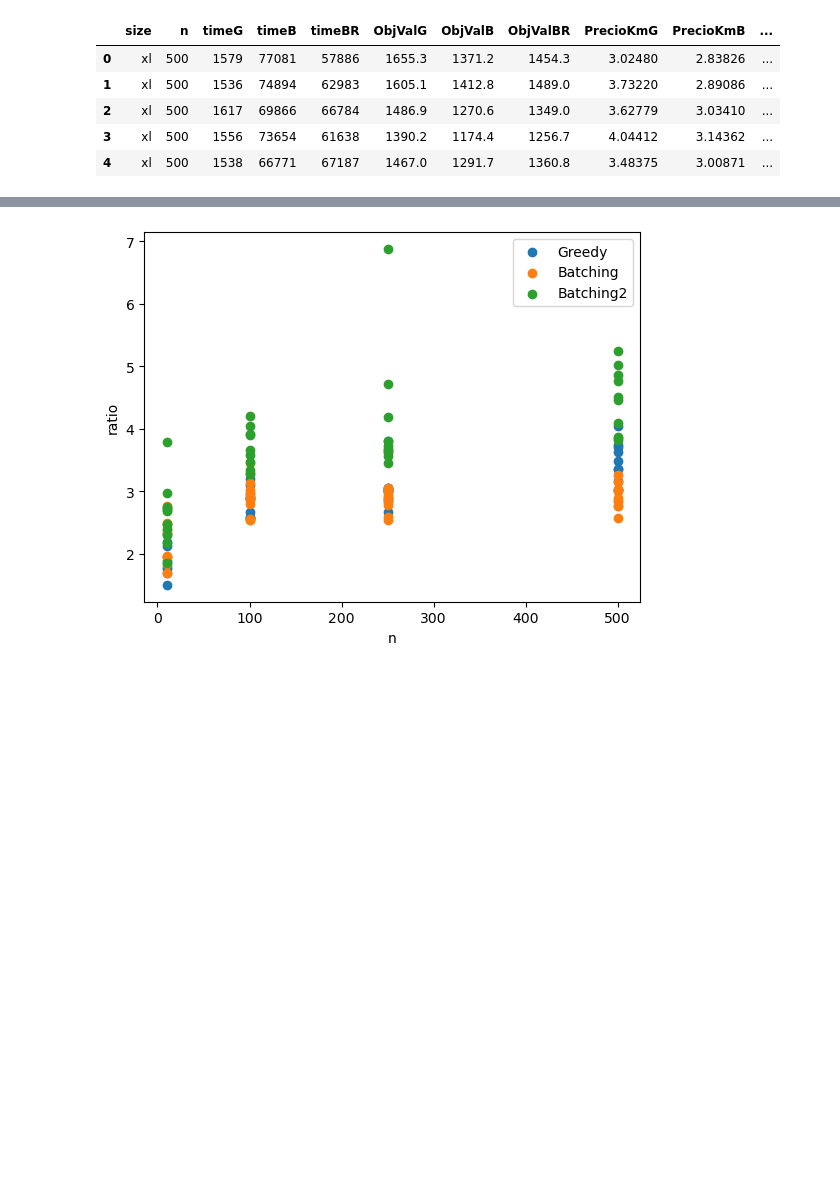
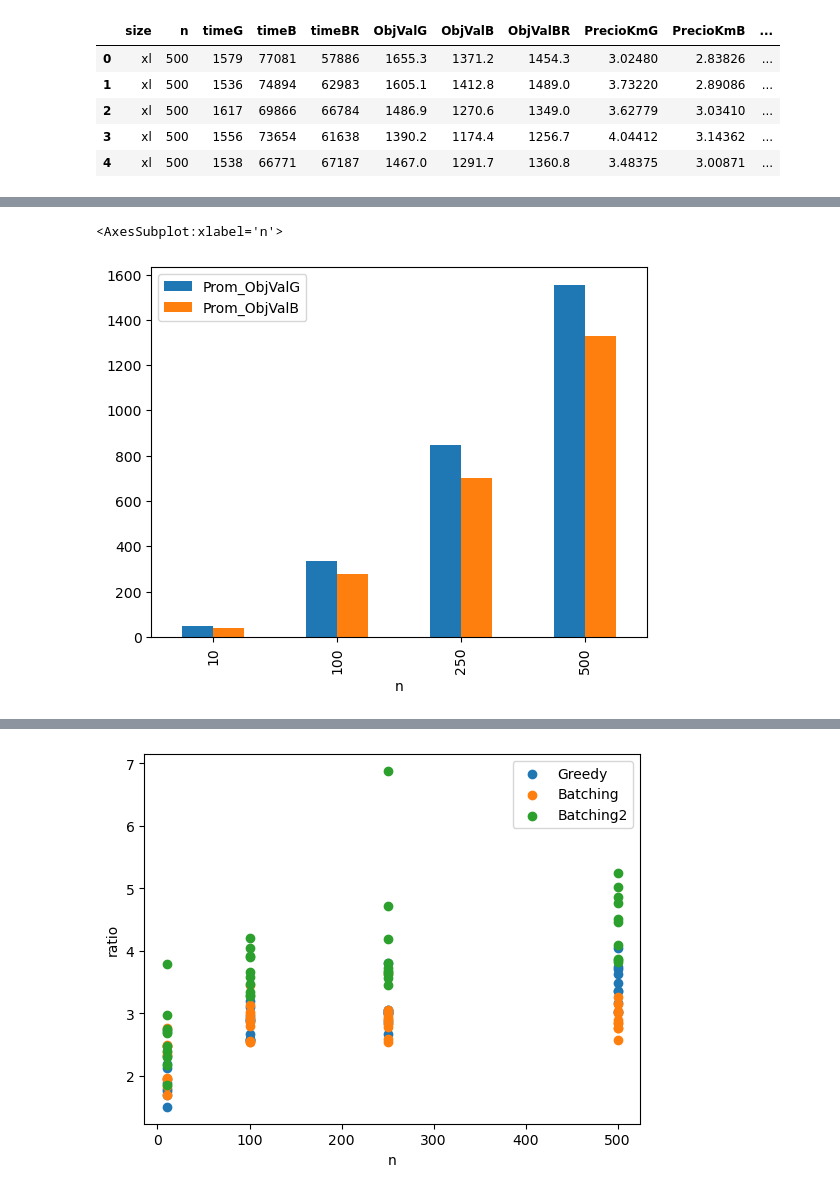
Before and after one commit to T1Pyscientist/TP1_TD5, a Jupyter notebook: data_proc.ipynb, the cells around one changed output, grey strips where cells are left out. Drawn from its saved outputs; the diff is of its cells as text; code cells hidden in the pictures; blank space fills up the shorter version.

Commit message:
graficos nuevos

```diff
--- a/data_proc.ipynb
+++ b/data_proc.ipynb
@@ -21,3 +21,40 @@ df.head()
 | 2 | xl | 500 | 1617 | 69866 | 66784 | 1486.9 | 1270.6 | 1349.0 | 3.62779 | 3.03410 | ... |
 | 3 | xl | 500 | 1556 | 73654 | 61638 | 1390.2 | 1174.4 | 1256.7 | 4.04412 | 3.14362 | ... |
 | 4 | xl | 500 | 1538 | 66771 | 67187 | 1467.0 | 1291.7 | 1360.8 | 3.48375 | 3.00871 | ... |
+# %%
+#armos csv nuevo llamado tiempos_promedio que tenga únicamente los N, los TIEMPOS DE EJECUCIÓN PROMEDIO y las FFUNCIONES OBJETIVO PROMEDIO para cada estrategia
+
+promediosG = []
+promedios_timeG = []
+sizes = [10, 100, 250, 500]
+for i in range(4):
+    promediosG.append(sum(df[df['n'] == sizes[i]]['ObjValG'])/10)
+    promedios_timeG.append(sum(df[df['n'] == sizes[i]]['timeG'])/10)
+
+promediosB = []
+promedios_timeB = []
+for i in range(4):
+    promediosB.append(sum(df[df['n'] == sizes[i]]['ObjValB'])/10)
+    promedios_timeB.append(sum(df[df['n'] == sizes[i]]['timeB'])/10)
+
+promediosBR = []
+promedios_timeBR = []
+for i in range(4):
+    promediosBR.append(sum(df[df['n'] == sizes[i]]['ObjValBR'])/10)
+    promedios_timeBR.append(sum(df[df['n'] == sizes[i]]['timeBR'])/10)
+
+data = [
+    {'n': 10 , 'Prom_ObjValG': promediosG[0] , 'Prom_ObjValB': promediosB[0] , 'Prom_ObjValBR': promediosBR[0], 'Prom_timeG': promedios_timeG[0] , 'Prom_timeB': promedios_timeB[0] , 'Prom_timeBR': promedios_timeBR[0]},
+    {'n': 100 , 'Prom_ObjValG': promediosG[1] , 'Prom_ObjValB': promediosB[1] , 'Prom_ObjValBR': promediosBR[1], 'Prom_timeG': promedios_timeG[1] , 'Prom_timeB': promedios_timeB[1] , 'Prom_timeBR': promedios_timeBR[1]},
+    {'n': 250 , 'Prom_ObjValG': promediosG[2] , 'Prom_ObjValB': promediosB[2] , 'Prom_ObjValBR': promediosBR[2], 'Prom_timeG': promedios_timeG[2] , 'Prom_timeB': promedios_timeB[2] , 'Prom_timeBR': promedios_timeBR[2]},
+    {'n': 500 , 'Prom_ObjValG': promediosG[3] , 'Prom_ObjValB': promediosB[3] , 'Prom_ObjValBR': promediosBR[3],  'Prom_timeG': promedios_timeG[3] , 'Prom_timeB': promedios_timeB[3] , 'Prom_timeBR': promedios_timeBR[3]},
+]
+
+df2 = pd.DataFrame(data)
+
+ruta_archivo = 'tiempos_promedio.csv'
+
+df2.to_csv(ruta_archivo, index=False)
+
+
+df2.head()
@@ -23,0 +67,9 @@ df.head()
+# %%
+filtro = ['n','Prom_ObjValG', 'Prom_ObjValB']
+
+data = df2[filtro]
+
+data.plot.bar(x="n")
+# %% [output]
+<AxesSubplot:xlabel='n'>
+[figure, added]
```
Also changed, not shown: parts of 4 cells of this notebook.
